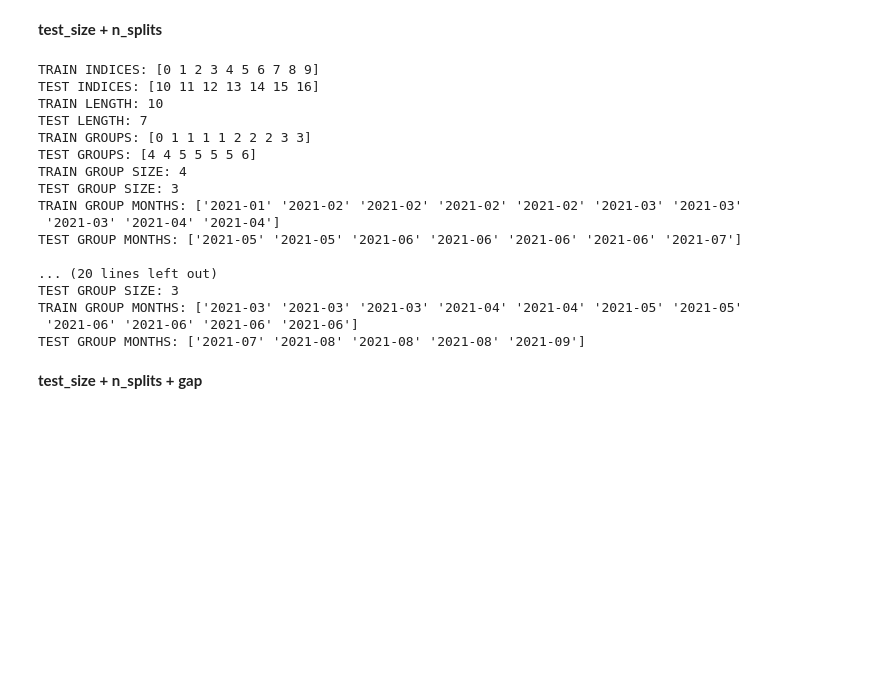
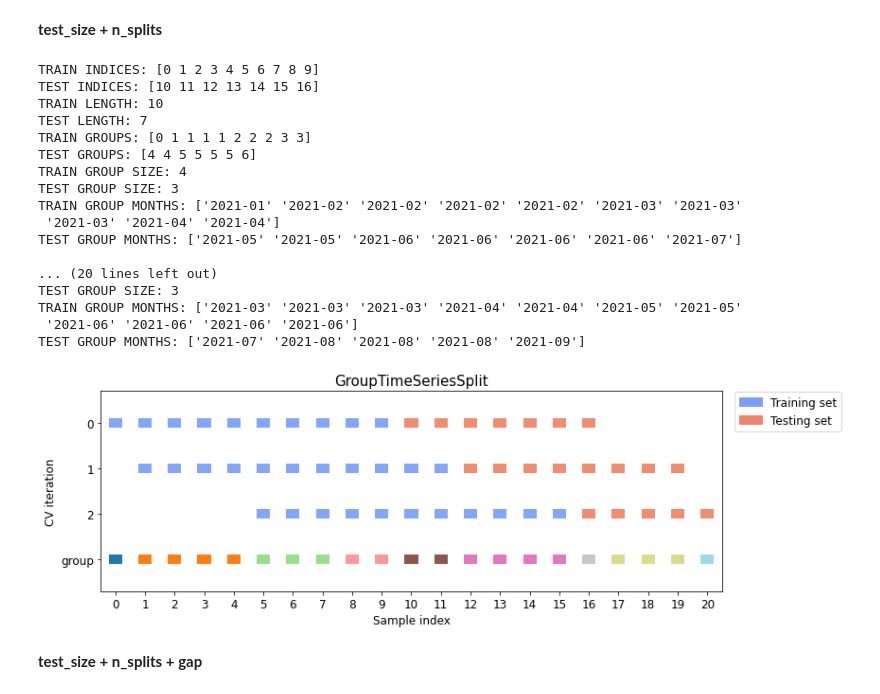
Before and after one commit to labdmitriy/ml-lab, a Jupyter notebook: notebooks/GroupTimeSeriesSplit.ipynb, the cells around one changed output. Saved outputs shown, nothing was run; the diff lists cells and outputs as text; code cells hidden in the pictures; blank space fills up the shorter version.

```diff
--- a/notebooks/GroupTimeSeriesSplit.ipynb
+++ b/notebooks/GroupTimeSeriesSplit.ipynb
@@ -299,28 +367,30 @@ TEST GROUP MONTHS: ['2021-07' '2021-08' '2021-08' '2021-08' '2021-09']
 # %%
 cv_args = {
     'test_size': 3,
     'n_splits': 3
 }
 
 test_cv(X_train, y_train, groups_train, **cv_args)
+plot_cv(X_train, y_train, groups_train, **cv_args)
 # %% [output]
 TRAIN INDICES: [0 1 2 3 4 5 6 7 8 9]
 TEST INDICES: [10 11 12 13 14 15 16]
 TRAIN LENGTH: 10
 TEST LENGTH: 7
 TRAIN GROUPS: [0 1 1 1 1 2 2 2 3 3]
 TEST GROUPS: [4 4 5 5 5 5 6]
 TRAIN GROUP SIZE: 4
 TEST GROUP SIZE: 3
 TRAIN GROUP MONTHS: ['2021-01' '2021-02' '2021-02' '2021-02' '2021-02' '2021-03' '2021-03'
  '2021-03' '2021-04' '2021-04']
 TEST GROUP MONTHS: ['2021-05' '2021-05' '2021-06' '2021-06' '2021-06' '2021-06' '2021-07']
 
 ... (20 lines left out)
 TEST GROUP SIZE: 3
 TRAIN GROUP MONTHS: ['2021-03' '2021-03' '2021-03' '2021-04' '2021-04' '2021-05' '2021-05'
  '2021-06' '2021-06' '2021-06' '2021-06']
 TEST GROUP MONTHS: ['2021-07' '2021-08' '2021-08' '2021-08' '2021-09']
+[figure, added]
 # %% [markdown]
 **test_size + n_splits + gap**
 # %%
```
Also changed, not shown: parts of 11 cells of this notebook, 1 other file.
